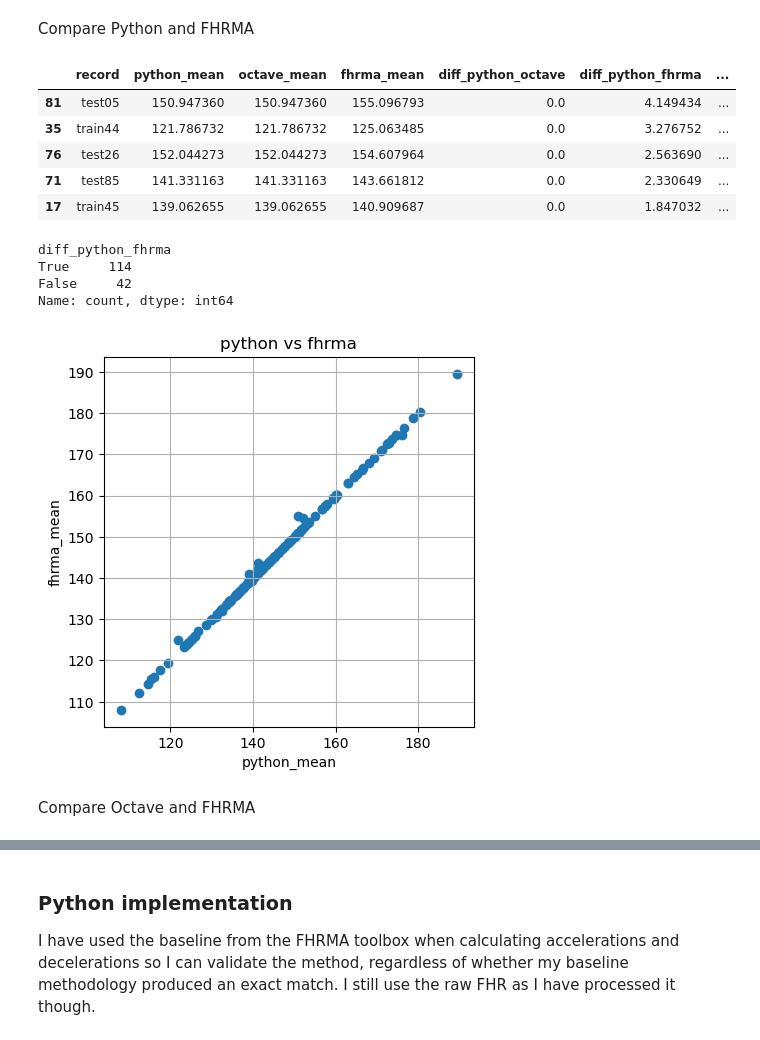
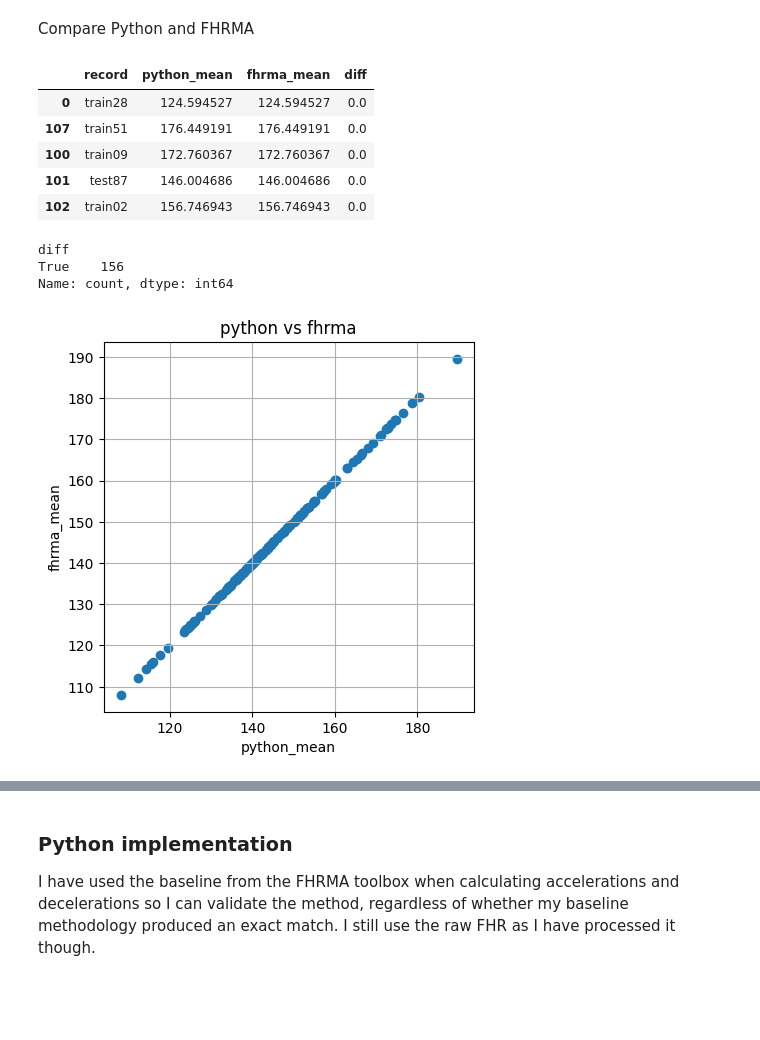
Before and after one commit to birth-outcomes/ctg_exploratory, a Jupyter notebook: 14_feature_extraction_maeda_2012.ipynb, the cells around one changed output, grey strips where cells are left out. Saved outputs shown, nothing was run; the diff lists cells and outputs as text; code cells hidden in the pictures; blank space fills up the shorter version.

Commit message:
Implementation with MATLAB comparison only and the new file paths and using the cleaned FHR from MATLAB

```diff
--- a/14_feature_extraction_maeda_2012.ipynb
+++ b/14_feature_extraction_maeda_2012.ipynb
@@ -34,9 +39,7 @@ Define file paths
 class Paths:
     '''Singleton object for storing paths to data and database.'''
 
-    fhrma_train_csv = './fhrma/train_test_data/traindata_csv/'
-    fhrma_test_csv = './fhrma/train_test_data/testdata_csv/'
-    octave_maeda = './fhrma/train_test_data/maeda_octave/'
+    clean_fhr = './fhrma/train_test_data/clean_fhr_matlab/'
     md_std = './fhrma/MD_std.mat'
 
 
@@ -79,6 +70,6 @@ Load Maeda baseline when implemented in Octave (so know its the same processed F
 # %%
-octave_maeda = import_csv(
-    directory=paths.octave_maeda,
+raw_fhr = import_csv(
+    directory=paths.clean_fhr,
     output_dict=dict())
 # %% [markdown]
 Load the results when processed using Maeda's methodology in FHRMA
@@ -273,7 +264,7 @@ def get_baseline(fhr, match_fhrma, show_process=False):
 record = 'test04'
 
 # FHR signal
-fhr = pd.read_csv(os.path.join(paths.fhrma_test_csv, f'{record}.csv'),
+fhr = pd.read_csv(os.path.join(paths.clean_fhr, f'{record}.csv'),
                   header=None)[0].values
 
 # Create array of zeros of length of fhr, which will amend to store baseline
@@ -388,23 +359,19 @@ for key, value in raw_fhr.items():
 # %% [markdown]
 Then find the overall mean of each record and combine the results from python, octave and the FHRMA into a single dataframe.
 # %%
-# Find mean of each record and combine dataframes
+# Find mean of each record
 python_df = pd.DataFrame({
     'record': python_maeda.keys(),
     'python_mean': [round(np.mean(python_maeda[i]),10) for i in python_maeda.keys()]})
-octave_df = pd.DataFrame({
-    'record': octave_maeda.keys(),
-    'octave_mean': [round(np.mean(octave_maeda[i]),10) for i in octave_maeda.keys()]})
 fhrma_df = pd.DataFrame({
     'record': fhrma_maeda_base.keys(),
     'fhrma_mean': [round(np.mean(fhrma_maeda_base[i]),10) for i in fhrma_maeda_base.keys()]})
-compare_mean = pd.merge(python_df, octave_df, on='record')
-compare_mean = pd.merge(compare_mean, fhrma_df, on='record')
+
+# Combine into a single dataframe
+compare_mean = pd.merge(python_df, fhrma_df, on='record')
 
 # Add column with difference in means
-compare_mean['diff_python_octave'] = abs(compare_mean['python_mean'] - compare_mean['octave_mean'])
-compare_mean['diff_python_fhrma'] = abs(compare_mean['python_mean'] - compare_mean['fhrma_mean'])
-compare_mean['diff_octave_fhrma'] = abs(compare_mean['octave_mean'] - compare_mean['fhrma_mean'])
+compare_mean['diff'] = abs(compare_mean['python_mean'] - compare_mean['fhrma_mean'])
 # %% [markdown]
 Then define a function for displaying the differences.
 # %%
@@ -452,24 +395,21 @@ Name: count, dtype: int64
 Compare Python and FHRMA
 # %%
 # Preview dataframe, starting with records with the greatest difference
-display(compare_mean.sort_values(by='diff_python_fhrma', ascending=False).head())
+display(compare_mean.sort_values(by='diff', ascending=False).head())
 
 # Record how many are exactly the same
-display((compare_mean['diff_python_fhrma'] == 0).value_counts())
+display((compare_mean['diff'] == 0).value_counts())
 
 # Present in a figure
 compare_means(compare_mean, 'python_mean', 'fhrma_mean', 'python vs fhrma')
 # %% [output]
-|  | record | python_mean | octave_mean | fhrma_mean | diff_python_octave | diff_python_fhrma | ... |
-| 81 | test05 | 150.947360 | 150.947360 | 155.096793 | 0.0 | 4.149434 | ... |
-| 35 | train44 | 121.786732 | 121.786732 | 125.063485 | 0.0 | 3.276752 | ... |
-| 76 | test26 | 152.044273 | 152.044273 | 154.607964 | 0.0 | 2.563690 | ... |
-| 71 | test85 | 141.331163 | 141.331163 | 143.661812 | 0.0 | 2.330649 | ... |
-| 17 | train45 | 139.062655 | 139.062655 | 140.909687 | 0.0 | 1.847032 | ... |
+|  | record | python_mean | fhrma_mean | diff |
+| 0 | train28 | 124.594527 | 124.594527 | 0.0 |
+| 107 | train51 | 176.449191 | 176.449191 | 0.0 |
+| 100 | train09 | 172.760367 | 172.760367 | 0.0 |
+| 101 | test87 | 146.004686 | 146.004686 | 0.0 |
+| 102 | train02 | 156.746943 | 156.746943 | 0.0 |
-diff_python_fhrma
-True     114
-False     42
+diff
+True    156
 Name: count, dtype: int64
-[figure, old version]
+[figure, new version]
-# %% [markdown]
-Compare Octave and FHRMA
```
Also changed, not shown: parts of 21 cells of this notebook.
